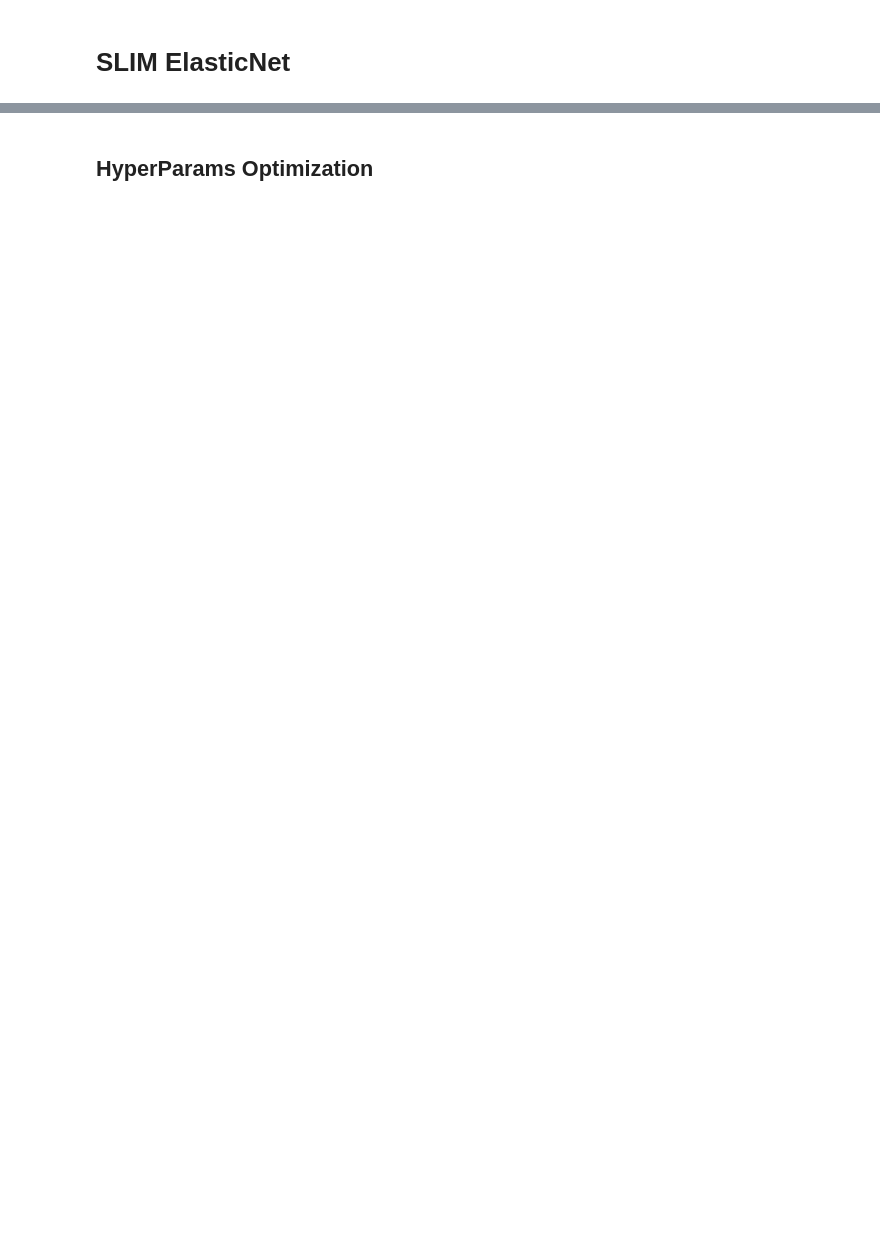
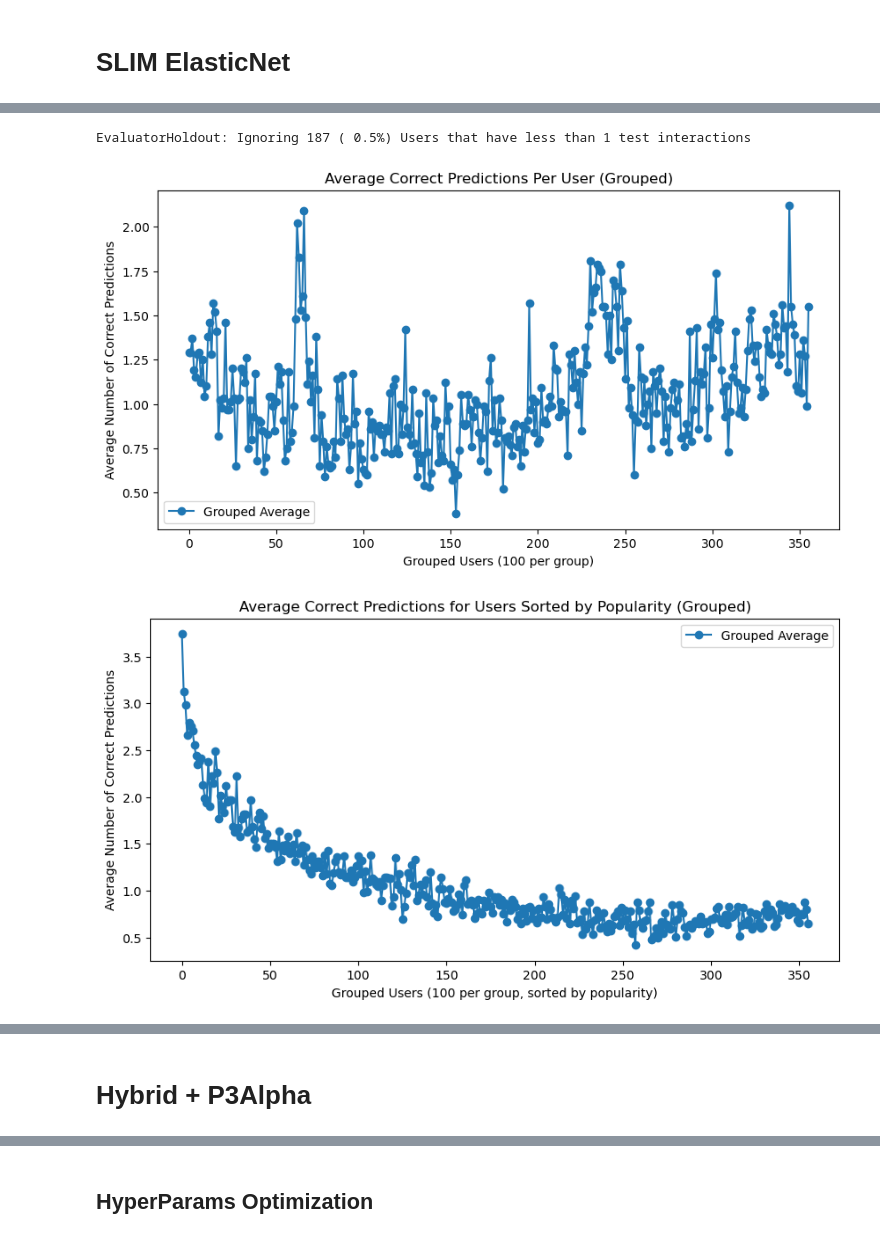
Before and after one commit to tomaz-suller/recsys, a Jupyter notebook: GabsNotebook.ipynb, the cells around one changed output, grey strips where cells are left out. Saved outputs shown, nothing was run; the diff lists cells and outputs as text; code cells hidden in the pictures; blank space fills up the shorter version.

```diff
--- a/GabsNotebook.ipynb
+++ b/GabsNotebook.ipynb
@@ -970,4 +1193,4 @@ from Recommenders.SLIM.SLIMElasticNetRecommender import SLIMElasticNetRecommende
 
 # Initialize the SLIM ElasticNet recommender
 slim_recommender = SLIMElasticNetRecommender(urm_train)
-slim_recommender.fit(l1_ratio= 0.4408355927953408, alpha= 0.00013519978876092592, positive_only= False, topK= 59)
+slim_recommender.fit(l1_ratio= 0.4408355927953408, alpha= 0.00013519978876092592, positive_only= False, topK= 59, do_feature_selection=True)
@@ -994,6 +1205,0 @@ CUTOFF: 10 - PRECISION: 0.0952392, PRECISION_RECALL_MIN_DEN: 0.1430107, RECALL:
-# %%
-from Recommenders.SLIM.SLIMElasticNetRecommender import SLIMElasticNetRecommender
-
-# Initialize the SLIM ElasticNet recommender
-slim_recommender = SLIMElasticNetRecommender(urm_all)
-slim_recommender.fit(l1_ratio= 0.4408355927953408, alpha= 0.00013519978876092592, positive_only= False, topK= 59)
@@ -1011,0 +1402,17 @@ SLIMElasticNetRecommender: Processed 38121 (100.0%) in 52.85 min. Items per seco
+# %%
+best_params = {
+    "rp3_topK": 79,
+    "rp3_alpha": 0.7864757238135991,
+    "rp3_beta": 0.443333110568691,
+    "rp3_delta": 0.7593249588588719,
+    "rp3_min_rating": 0.008553401844836345,
+    "rp3_implicit": True,
+    "rp3_normalize": True,
+    "slim_l1_ratio": 0.04077479852537514,
+    "slim_alpha": 0.0004098922954204119,
+    "slim_positive_only": True,
+    "slim_topK": 144,
+    "do_feature_selection": True,
+    "rp3beta_weight": 0.06818112344173934,
+    "slim_weight": 0.19204403826999328
+}
@@ -1011,0 +1599,9 @@ SLIMElasticNetRecommender: Processed 38121 (100.0%) in 52.85 min. Items per seco
+# %%
+evaluator = EnhancedEvaluator(urm_validation, cutoff_list=[10])
+evaluator.plot_correct_predictions_per_user(hybrid_model, group_size=100)
+evaluator.plot_users_sorted_by_popularity(hybrid_model, urm_train, group_size=100)
+evaluator.plot_users_sorted_by_icm_links(hybrid_model, icm_matrix, group_size=100)
+# %% [output]
+EvaluatorHoldout: Ignoring 187 ( 0.5%) Users that have less than 1 test interactions
+[figure, added]
+[figure, added]
@@ -1011,0 +1609,2 @@ SLIMElasticNetRecommender: Processed 38121 (100.0%) in 52.85 min. Items per seco
+# %% [markdown]
+# Hybrid + P3Alpha
```
Also changed, not shown: parts of 101 cells of this notebook.
